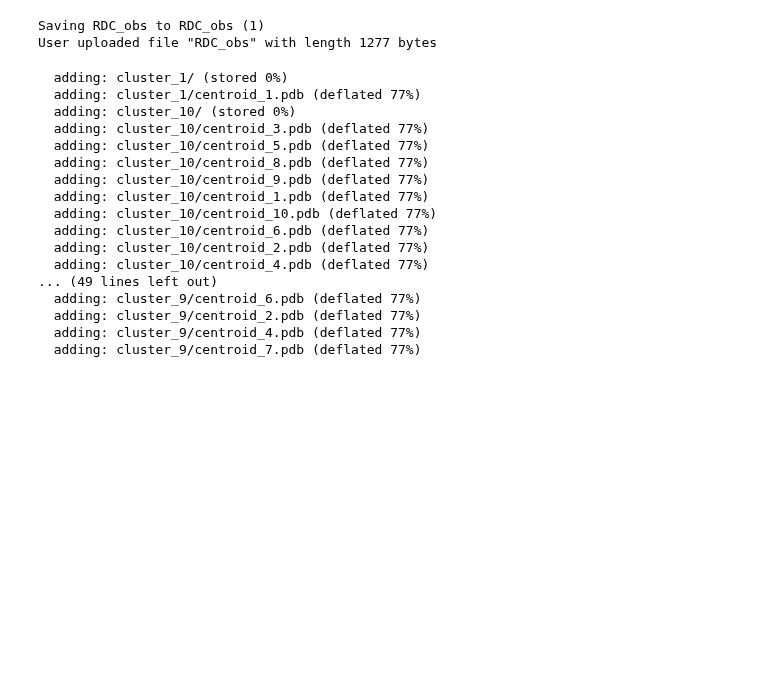
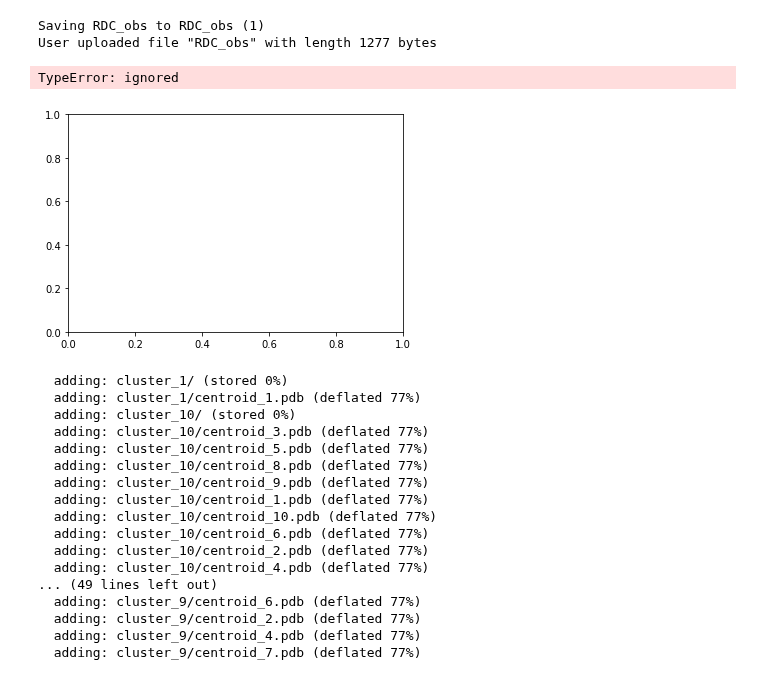
Before and after one commit to PotoyanGroup/Seq2Ensemble, a Jupyter notebook: ColabOpenAWSEM.ipynb, the cells around one changed output. Saved outputs shown, nothing was run; the diff lists cells and outputs as text; code cells hidden in the pictures; blank space fills up the shorter version.

```diff
--- a/ColabOpenAWSEM.ipynb
+++ b/ColabOpenAWSEM.ipynb
@@ -330,6 +327,50 @@ rdc_prot = prot.parse(dataparse.read_rdc('formatted_rdcs.dat'))
                                                 )
 
 qfactor = fit.qfactor(data, ensembleAverage=True)
+# %%
+rdc_plots = 'svd_rdc_fitting_plots'
+calculated_rdcs = 'svd_calculated_rdcs'
+if os.path.exists(rdc_plots):
+  pass
+else:
+  os.makedirs(rdc_plots)
+if os.path.exists(calculated_rdcs):
+  pass
+else:
+  os.makedirs(calculated_rdcs)
+# plot the results
+from matplotlib import pyplot as plt
+
+fig, ax = plt.subplots()
+# ensemble average RDC
+EA = fit.ensemble_average(data)
+# convert to dataframe to save CSV for download of residue numbers and calculated RDC
+df = pd.DataFrame({'resids':[atom.full_id[3][1] for atom in EA['atm']], 'RDCs':EA['cal']})
+df.to_csv(f'{calculated_rdcs}/{i+1}_member_ensemble_rdcs.csv')
+# save qfactor to text file
+with open(f"{calculated_rdcs}/{i+1}_member_ensemble_q_factor.txt",'w') as f:
+  f.write(str(qfactor))
+
+
+# plot
+ax.plot(EA['exp'], EA['cal'], marker='o', lw=0, ms=2, c='r',
+        label=f'Ensemble Average: Q = {round(qfactor,3)}')
+
+# plot the diagonal
+l, h = ax.get_xlim()
+ax.plot([l,h],[l,h],'-k', zorder=0, ms=2)
+ax.set_xlim(l,h)
+ax.set_ylim(l,h)
+
+# labels
+ax.set_xlabel("Experimental RDCs")
+ax.set_ylabel(f"{i+1} Member Ensemble SVD RDC")
+ax.legend()
+fig.tight_layout()
+fig.savefig(f'{rdc_plots}/{i+1}_centroid_ensemble_rdc_fit.pdf')
+# %% [output]
+TypeError: ignored
+[figure, added]
 # %%
 #@title Package and download clustering results
 #@markdown If you are having issues downloading the result archive, try disabling your adblocker and run this cell again. If that fails click on the little folder icon to the left, navigate to file: `Clustering_output.zip`, right-click and select \"Download\".
```
Also changed, not shown: parts of 5 cells of this notebook.
